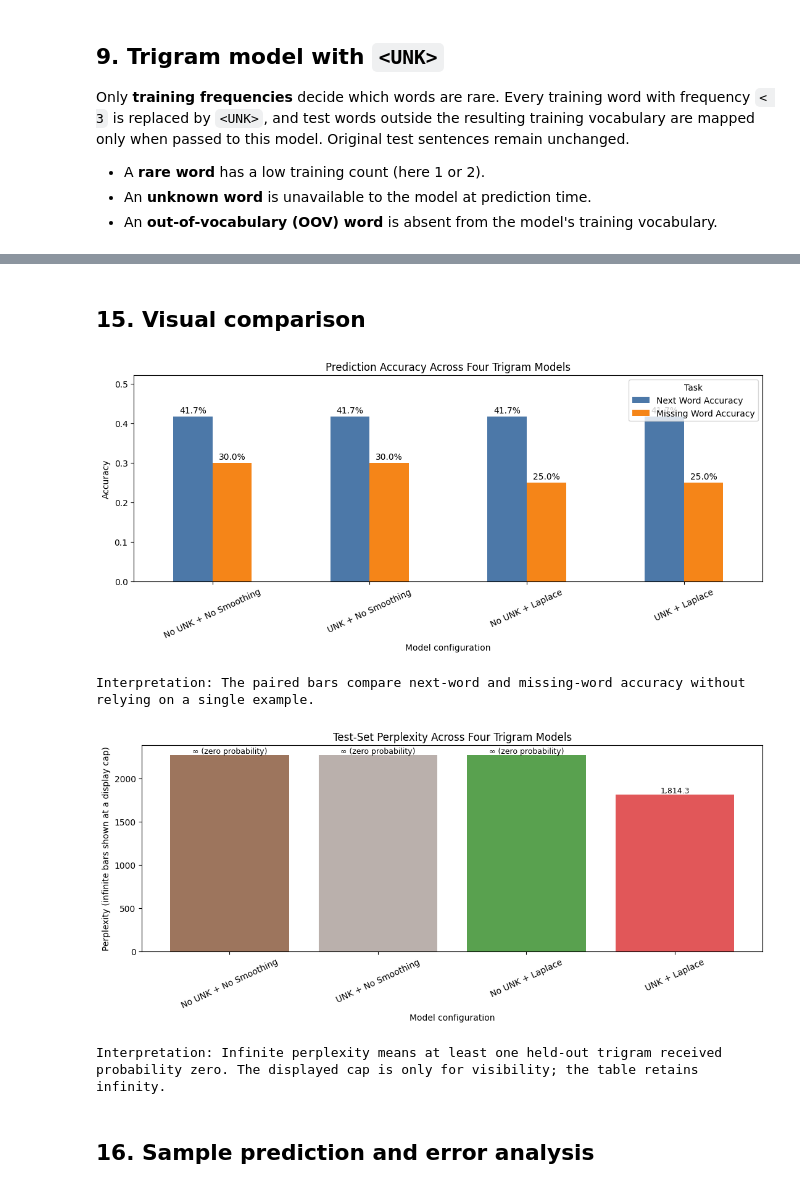
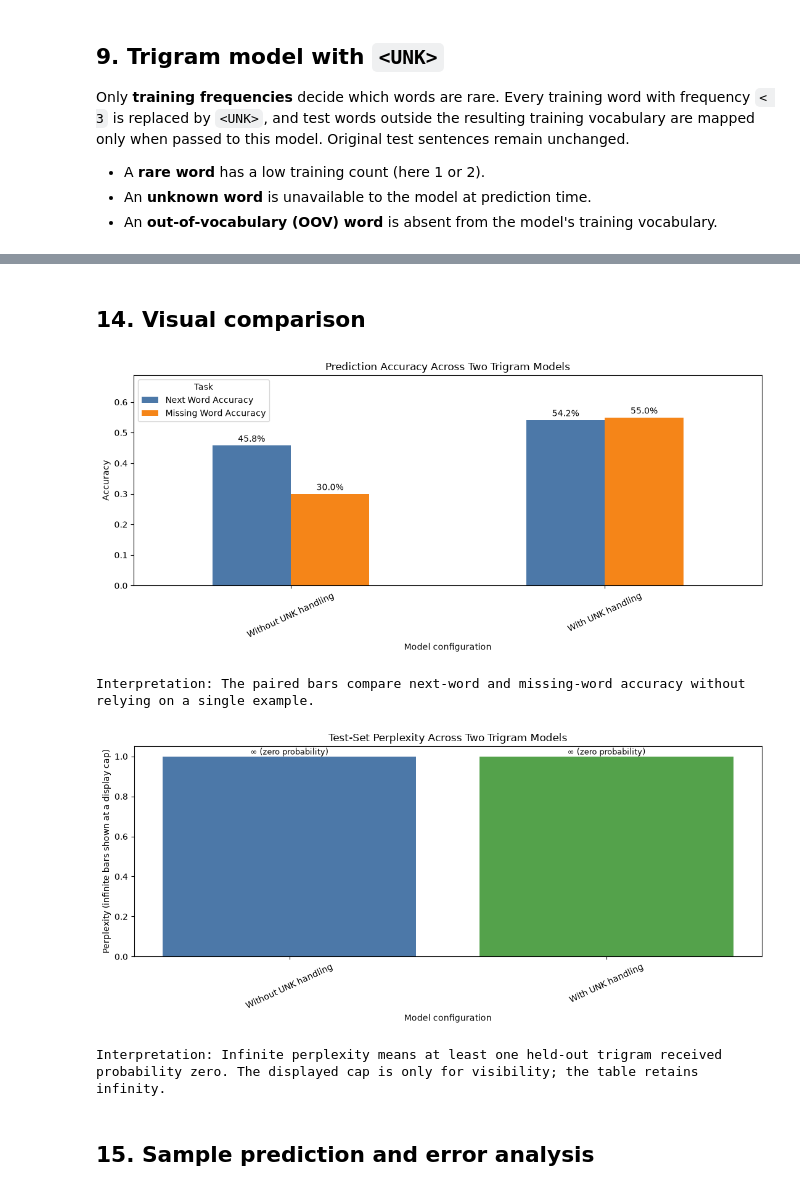
Before and after one commit to Hari-Krishna-Moorthy/Group90_GutenbergDataset, a Jupyter notebook: Group90_GutenbergDataset/Group90_GutenbergDataset.ipynb, the cells around one changed output, grey strips where cells are left out. Saved outputs shown, nothing was run; the diff lists cells and outputs as text; code cells hidden in the pictures.

Commit message:
feat(enhancement): Updated Missing words

```diff
--- a/Group90_GutenbergDataset/Group90_GutenbergDataset.ipynb
+++ b/Group90_GutenbergDataset/Group90_GutenbergDataset.ipynb
@@ -468,7 +503,7 @@ correct_pool = []
 for sentence in eligible:
     for target_index in range(2, min(len(sentence) - 1, 12)):
         context = sentence[:target_index]
-        if base_model.predict_next(context, smoothing=False) == sentence[target_index]:
+        if base_model.predict_next(context) == sentence[target_index]:
             correct_pool.append((sentence, target_index))
             break
     if len(correct_pool) == 8:
@@ -528,17 +563,15 @@ All four configurations use the same cases. For an `<UNK>` model, correctness is
 # %%
 model_configs = [
-    ("No UNK + No Smoothing", base_model, False),
-    ("UNK + No Smoothing", unk_model, False),
-    ("No UNK + Laplace", base_model, True),
-    ("UNK + Laplace", unk_model, True),
+    ("Without UNK handling", base_model),
+    ("With UNK handling", unk_model),
 ]
 
 next_result_rows = []
 for case in next_cases:
     context_words = case["Context"].split()
     actual = case["Actual next word"]
-    for model_name, model, smoothing in model_configs:
-        prediction = model.predict_next(context_words, smoothing=smoothing)
+    for model_name, model in model_configs:
+        prediction = model.predict_next(context_words)
         evaluation_target = model.map_word(actual)
         next_result_rows.append({
             "ID": case["ID"], "Model": model_name, "Context": case["Context"],
@@ -653,15 +730,24 @@ Missing-word cases: 20
 missing_result_rows = []
 for case in missing_cases:
     actual = case["Actual missing word"]
-    for model_name, model, smoothing in model_configs:
-        prediction = predict_missing(model, case["Left words"], case["Right words"], smoothing=smoothing)
+    for model_name, model in model_configs:
+        prediction = predict_missing(model, case["Left words"], case["Right words"])
         evaluation_target = model.map_word(actual)
         missing_result_rows.append({
             "ID": case["ID"], "Model": model_name, "Sentence with blank": case["Sentence with blank"],
             "Actual": actual, "Evaluation target": evaluation_target,
             "Prediction": prediction if prediction is not None else "<NO PREDICTION>",
-            "Correct": prediction == evaluation_target, "Deliberate OOV": case["Deliberate OOV context"],
+            "Correct": prediction == evaluation_target,
+            "Case type": case["Case type"],
+            "Target mapped to <UNK>": case["Target mapped to <UNK>"],
+            "Deliberate OOV": case["Deliberate OOV context"],
         })
 missing_results_df = pd.DataFrame(missing_result_rows)
 display(missing_results_df)
+
+missing_accuracy_by_type_df = (
+    missing_results_df.groupby(["Case type", "Model"])["Correct"]
+    .mean().unstack()
+)
+display(missing_accuracy_by_type_df.style.format("{:.2%}"))
 # %% [output]
@@ -684,14 +780,13 @@ display(missing_results_df)
 Accuracy is the fraction of correct test cases. Coverage is the fraction of original test tokens present in the unmodified training vocabulary; OOV rate is its complement. Perplexity measures how surprised a model is by held-out text—lower finite values are better. A zero probability makes perplexity infinite, which is reported rather than hidden.
 # %%
 comparison_rows = []
-for model_name, model, smoothing in model_configs:
+for model_name, model in model_configs:
     next_accuracy = next_results_df.loc[next_results_df["Model"] == model_name, "Correct"].mean()
     missing_accuracy = missing_results_df.loc[missing_results_df["Model"] == model_name, "Correct"].mean()
-    perplexity = model.sentence_perplexity(test_sentences, smoothing=smoothing)
+    perplexity = model.sentence_perplexity(test_sentences)
     comparison_rows.append({
         "Model": model_name,
         "UNK": "Yes" if model.use_unk else "No",
-        "Smoothing": "Laplace" if smoothing else "None",
         "Next Word Accuracy": next_accuracy,
         "Missing Word Accuracy": missing_accuracy,
         "OOV Rate": oov_rate,
@@ -712,9 +805,9 @@ display(comparison_df.style.format({
 # %% [markdown]
-## 15. Visual comparison
+## 14. Visual comparison
 # %%
 accuracy_plot = comparison_df.set_index("Model")[["Next Word Accuracy", "Missing Word Accuracy"]]
 ax = accuracy_plot.plot(kind="bar", figsize=(11, 5), color=["#4C78A8", "#F58518"])
-ax.set_title("Prediction Accuracy Across Four Trigram Models")
+ax.set_title("Prediction Accuracy Across Two Trigram Models")
 ax.set_xlabel("Model configuration")
 ax.set_ylabel("Accuracy")
 ax.set_ylim(0, max(0.15, accuracy_plot.to_numpy().max() * 1.25))
@@ -726,31 +819,31 @@ plt.tight_layout()
 plt.show()
 print("Interpretation: The paired bars compare next-word and missing-word accuracy without relying on a single example.")
 # %% [output]
-[figure, old version]
+[figure, new version]
 Interpretation: The paired bars compare next-word and missing-word accuracy without relying on a single example.
 # %%
 perplexities = comparison_df["Perplexity"].to_numpy(dtype=float)
 finite_values = perplexities[np.isfinite(perplexities)]
 cap = (finite_values.max() * 1.25) if len(finite_values) else 1.0
 display_values = np.where(np.isfinite(perplexities), perplexities, cap)
 
 fig, ax = plt.subplots(figsize=(11, 5))
-bars = ax.bar(comparison_df["Model"], display_values, color=["#9D755D", "#BAB0AC", "#59A14F", "#E15759"])
+bars = ax.bar(comparison_df["Model"], display_values, color=["#4C78A8", "#54A24B"])
 for bar, actual in zip(bars, perplexities):
     label = "∞ (zero probability)" if math.isinf(actual) else f"{actual:,.1f}"
     ax.text(bar.get_x() + bar.get_width()/2, bar.get_height(), label, ha="center", va="bottom", fontsize=9)
-ax.set_title("Test-Set Perplexity Across Four Trigram Models")
+ax.set_title("Test-Set Perplexity Across Two Trigram Models")
 ax.set_xlabel("Model configuration")
 ax.set_ylabel("Perplexity (infinite bars shown at a display cap)")
 ax.tick_params(axis="x", rotation=25)
 plt.tight_layout()
 plt.show()
 print("Interpretation: Infinite perplexity means at least one held-out trigram received probability zero. The displayed cap is only for visibility; the table retains infinity.")
 # %% [output]
-[figure, old version]
+[figure, new version]
 Interpretation: Infinite perplexity means at least one held-out trigram received probability zero. The displayed cap is only for visibility; the table retains infinity.
 # %% [markdown]
-## 16. Sample prediction and error analysis
+## 15. Sample prediction and error analysis
 # %%
 analysis_rows = []
 for task_name, results in [("Next word", next_results_df), ("Missing word", missing_results_df)]:
```
Also changed, not shown: parts of 32 cells of this notebook, 4 other files.
